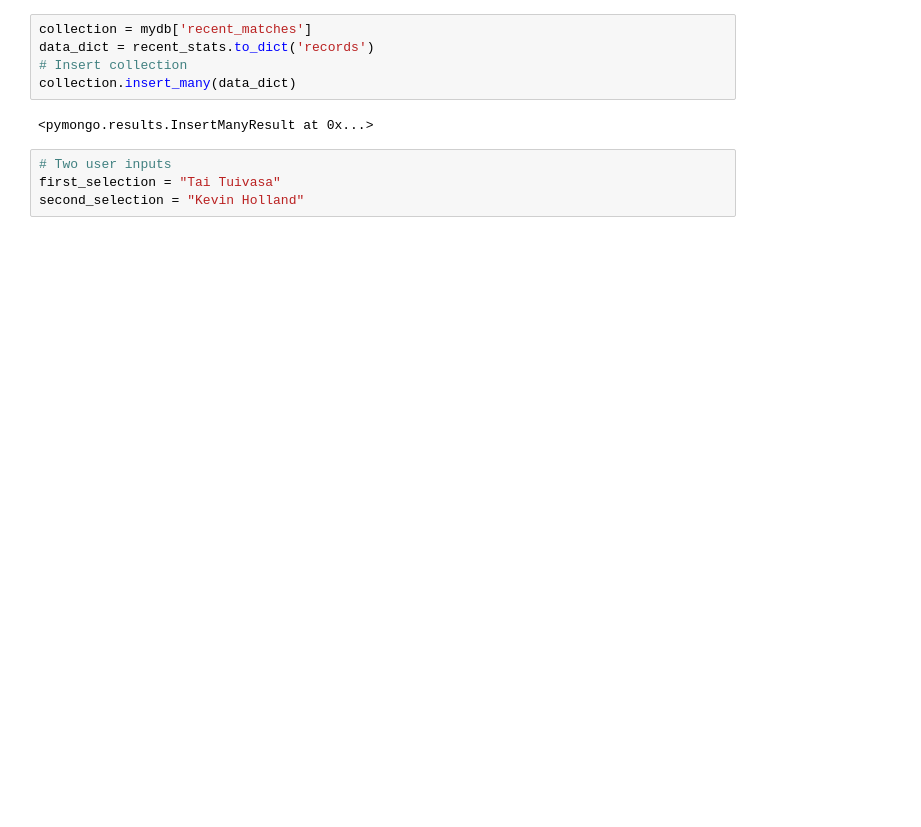
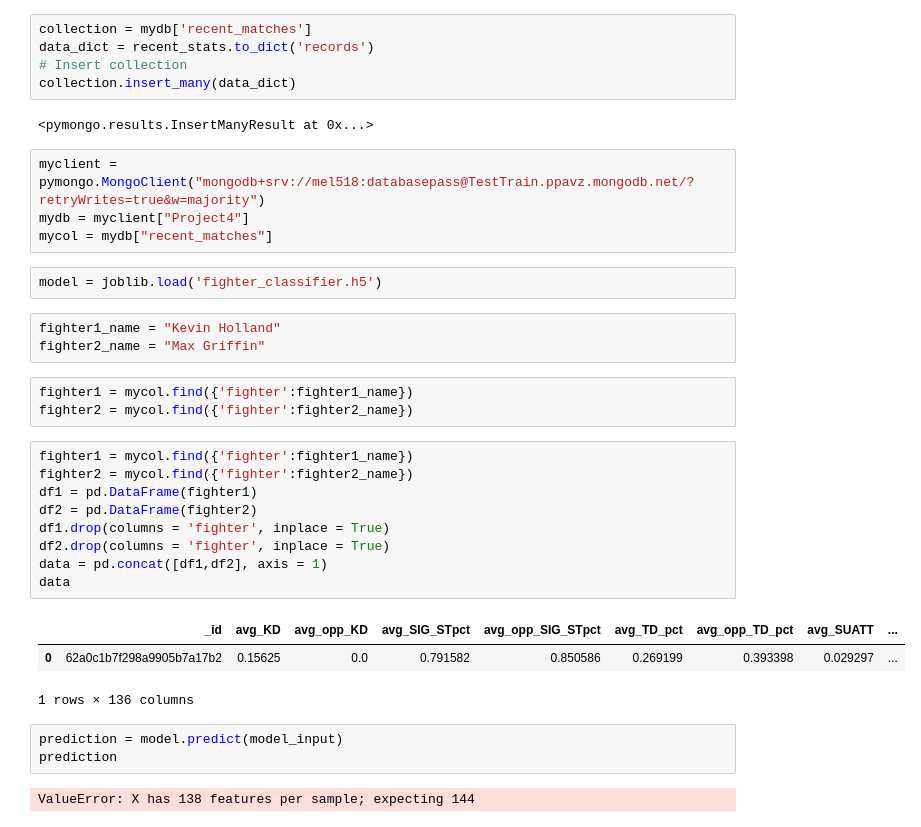
Before and after one commit to mel518/project-4, a Jupyter notebook: model_input.ipynb, the cells around one changed output. Cells and saved outputs as stored; diff of their text form; blank space fills up the shorter version.

Commit message:
model saved

```diff
--- a/model_input.ipynb
+++ b/model_input.ipynb
@@ -32,7 +21,33 @@ data_dict = recent_stats.to_dict('records')
 collection.insert_many(data_dict)
 # %% [output]
 <pymongo.results.InsertManyResult at 0x...>
-# %%
-# Two user inputs
-first_selection = "Tai Tuivasa"
-second_selection = "Kevin Holland"
+# %%
+myclient = pymongo.MongoClient("mongodb+srv://mel518:databasepass@TestTrain.ppavz.mongodb.net/?retryWrites=true&w=majority")
+mydb = myclient["Project4"]
+mycol = mydb["recent_matches"]
+# %%
+model = joblib.load('fighter_classifier.h5')
+# %%
+fighter1_name = "Kevin Holland"
+fighter2_name = "Max Griffin"
+# %%
+fighter1 = mycol.find({'fighter':fighter1_name})
+fighter2 = mycol.find({'fighter':fighter2_name})
+# %%
+fighter1 = mycol.find({'fighter':fighter1_name})
+fighter2 = mycol.find({'fighter':fighter2_name})
+df1 = pd.DataFrame(fighter1)
+df2 = pd.DataFrame(fighter2)
+df1.drop(columns = 'fighter', inplace = True)
+df2.drop(columns = 'fighter', inplace = True)
+data = pd.concat([df1,df2], axis = 1)
+data
+# %% [output]
+|  | _id | avg_KD | avg_opp_KD | avg_SIG_STpct | avg_opp_SIG_STpct | avg_TD_pct | avg_opp_TD_pct | avg_SUATT | ... |
+| 0 | 62a0c1b7f298a9905b7a17b2 | 0.15625 | 0.0 | 0.791582 | 0.850586 | 0.269199 | 0.393398 | 0.029297 | ... |
+1 rows × 136 columns
+# %%
+prediction = model.predict(model_input)
+prediction
+# %% [output]
+ValueError: X has 138 features per sample; expecting 144
```
Also changed, not shown: parts of 3 cells of this notebook, 5 other files.
